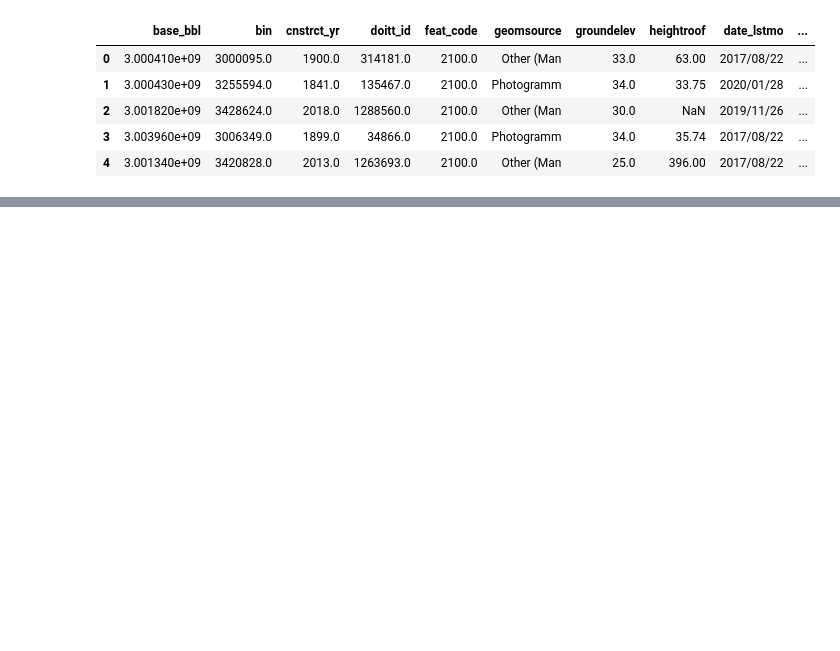
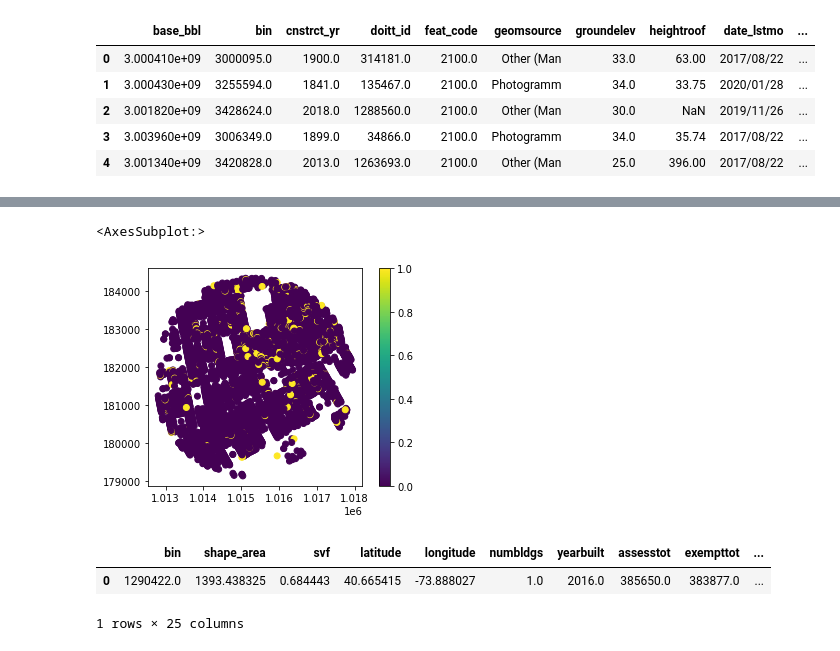
Before and after one commit to CUSP2021ADS/project-green-permits, a Jupyter notebook: green_permits.ipynb, the cells around one changed output, grey strips where cells are left out. Drawn from its saved outputs; the diff is of its cells as text; code cells hidden in the pictures; blank space fills up the shorter version.

```diff
--- a/green_permits.ipynb
+++ b/green_permits.ipynb
@@ -161,0 +187,17 @@ full.to_csv('full.csv')
+# %%
+full['approved1'] = full['approvedyrs'] < 1
+full['approved2'] = full['approvedyrs'] < 2
+full['approved5'] = full['approvedyrs'] < 5
+full.drop(columns=['approved', 'approvedyrs'], inplace=True)
+# %%
+geometry = gpd.points_from_xy(full['longitude'], full['latitude'], crs='EPSG:4326')
+points = gpd.GeoDataFrame(full, geometry=geometry).to_crs('EPSG:2263') #NYC equal area projection (ft)
+points = points[~points['bin'].duplicated()]
+
+buffer = points.copy() # each buffer refers to a BIN, aggregate on buffer BIN not BINs of points in buffer
+buffer['geometry'] = buffer['geometry'].buffer(2640) # half mile radius
+
+points = points[['geometry']]
+# %%
+neighbor = gpd.sjoin(points, buffer[:100], op='within')
+neighbor_buffer = neighbor.groupby('bin')[['some_solar', 'approved1', 'approved2', 'approved5']].sum()
@@ -161,0 +214,11 @@ full.to_csv('full.csv')
+# %%
+neighbor[(neighbor['bin'] == 1290422)].plot(column='some_solar', legend=True)
+# %% [output]
+<AxesSubplot:>
+[figure, added]
+# %%
+full[full['bin'] == 1290422]
+# %% [output]
+|  | bin | shape_area | svf | latitude | longitude | numbldgs | yearbuilt | assesstot | exempttot | ... |
+| 0 | 1290422.0 | 1393.438325 | 0.684443 | 40.665415 | -73.888027 | 1.0 | 2016.0 | 385650.0 | 383877.0 | ... |
+1 rows × 25 columns
```
Also changed, not shown: parts of 16 cells of this notebook.
